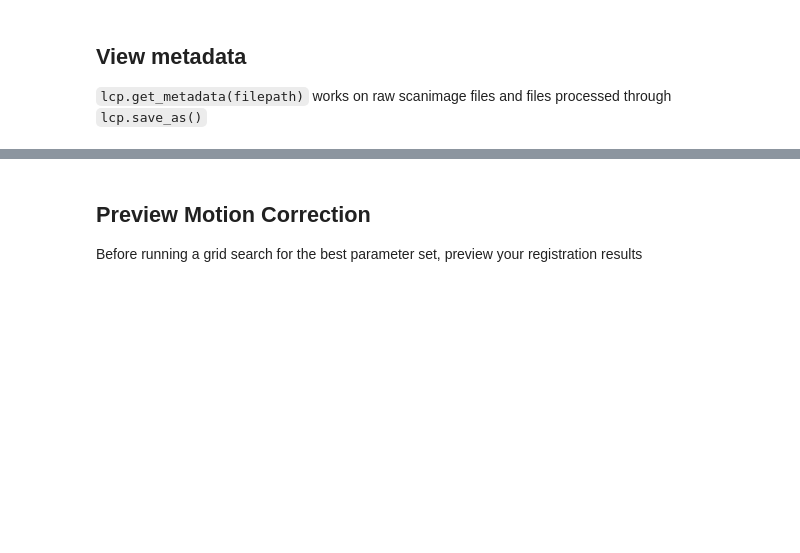
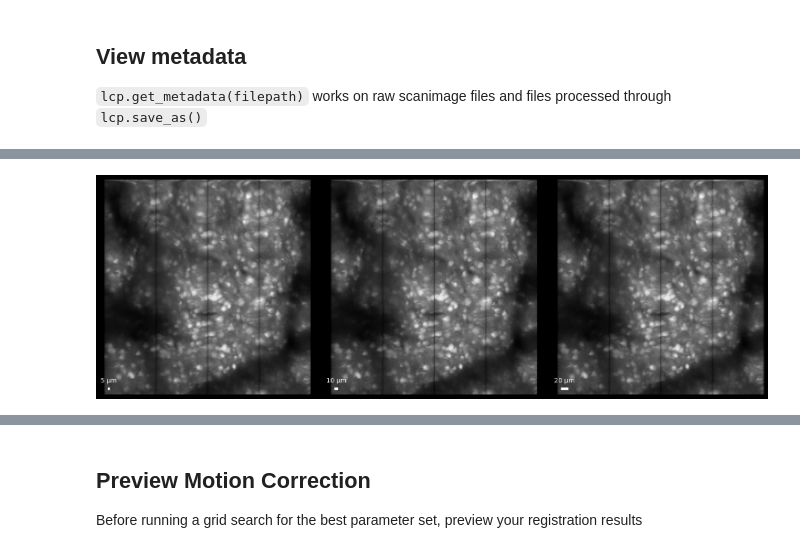
Before and after one commit to MillerBrainObservatory/LBM-CaImAn-Python, a Jupyter notebook: demos/notebooks/motion_correction.ipynb, the cells around one changed output, grey strips where cells are left out. Saved outputs shown, nothing was run; the diff lists cells and outputs as text; code cells hidden in the pictures; blank space fills up the shorter version.

```diff
--- a/demos/notebooks/motion_correction.ipynb
+++ b/demos/notebooks/motion_correction.ipynb
@@ -113,6 +89,6 @@ For working on a cluster or remote filesystem, you likely want to store the batc
 # %%
 parent_path = Path().home() / "caiman_data"
-data_path = parent_path / 'out'  # where the output files from the assembly step are located
+data_path = parent_path / 'out2'  # where the output files from the assembly step are located
 batch_path = data_path / 'batch.pickle'
 # %%
 tiff_files = [x for x in Path(data_path).glob('*.tif*')]
@@ -141,0 +102,4 @@ data = tifffile.imread(tiff_files[0])
+# %%
+file = tiff_files[1]
+data = tifffile.imread(file)
+data.shape
@@ -203,4 +166,4 @@ We generally don't want to shift any pixels more than a  .
 # %%
-dxy = np.mean(np.round(metadata['pixel_resolution']))
-dxy
+dxy = metadata['pixel_resolution']
+print(f"Pixel resolution: {dxy[0]} um/px, {dxy[1]} um/px")
 # %% [output]
@@ -218,0 +199,7 @@ fr
+# %%
+from lbm_caiman_python import plot_with_scalebars
+
+# plot_with_scalebars(data[0, :, :], np.mean(dxy))
+plot_with_scalebars(np.max(data, axis=0), np.mean(dxy))
+# %% [output]
+[figure, added]
```
Also changed, not shown: parts of 40 cells of this notebook.
